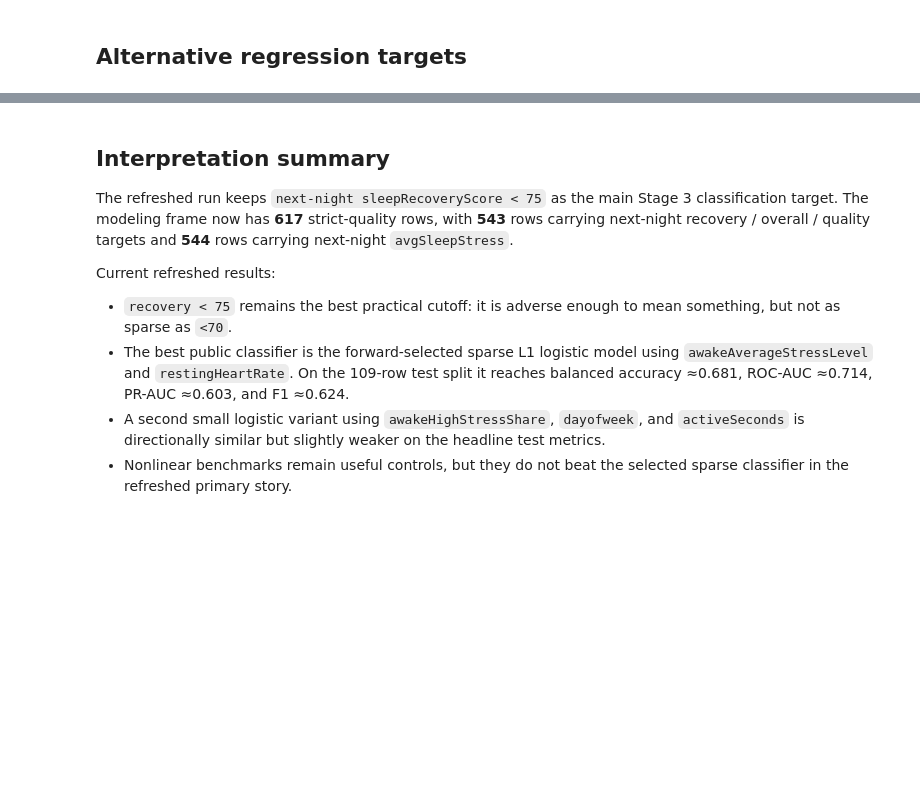
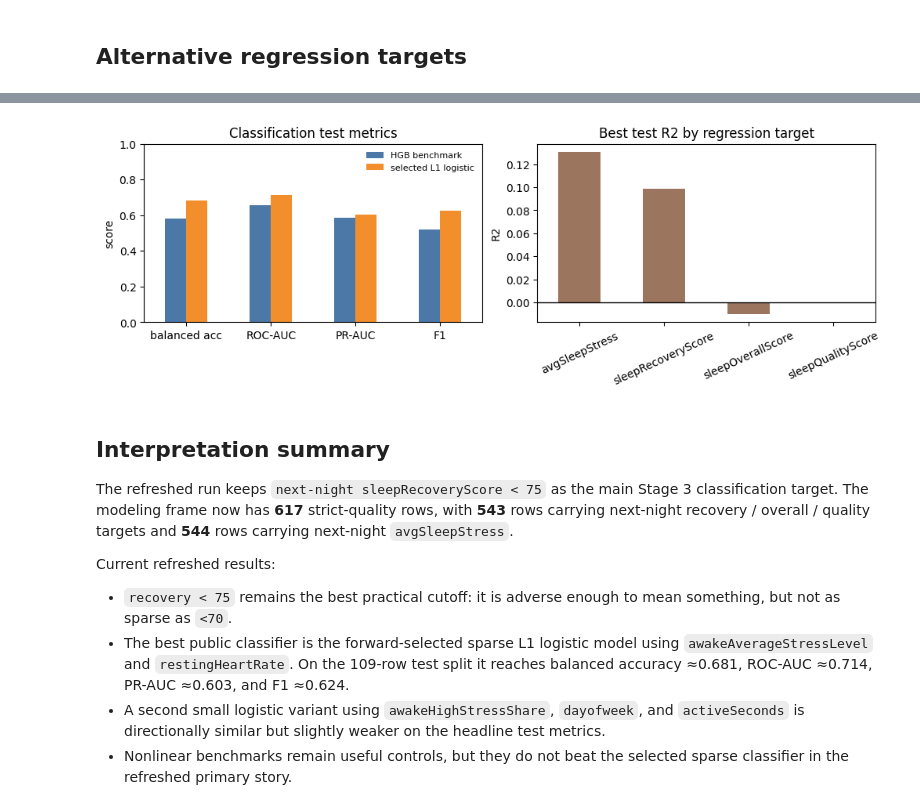
Before and after one commit to AlexBatrakov/wearable-analytics, a Jupyter notebook: notebooks/05_modeling_recovery.ipynb, the cells around one changed output, grey strips where cells are left out. Drawn from its saved outputs; the diff is of its cells as text; code cells hidden in the pictures; blank space fills up the shorter version.

```diff
--- a/notebooks/05_modeling_recovery.ipynb
+++ b/notebooks/05_modeling_recovery.ipynb
@@ -549,3 +668,54 @@ display(best_regression_by_target)
+# %%
+classification_metric_cols = ['balanced_accuracy', 'roc_auc', 'pr_auc', 'f1']
+classification_plot_rows = selected_feature_set_results[
+    (selected_feature_set_results['split'] == 'test')
+    & (
+        (
+            (selected_feature_set_results['feature_set'] == main_feature_set)
+            & (selected_feature_set_results['model'] == main_model_name)
+        )
+        | (
+            (selected_feature_set_results['feature_set'] == hgb_feature_set)
+            & (selected_feature_set_results['model'] == hgb_model_name)
+        )
+    )
+].copy()
+classification_plot_rows['candidate'] = classification_plot_rows.apply(
+    lambda row: 'selected L1 logistic' if row['model'] == main_model_name else 'HGB benchmark',
+    axis=1,
+)
+classification_metric_plot = (
+    classification_plot_rows
+    .set_index('candidate')[classification_metric_cols]
+    .T
+    .rename(index={'balanced_accuracy': 'balanced acc', 'roc_auc': 'ROC-AUC', 'pr_auc': 'PR-AUC', 'f1': 'F1'})
+)
+
+regression_r2_plot = (
+    best_regression_by_target
+    .set_index('target_label')['r2']
+    .reindex(['avgSleepStress', 'sleepRecoveryScore', 'sleepOverallScore', 'sleepQualityScore'])
+)
+
+fig, axes = plt.subplots(1, 2, figsize=(10, 3.4), constrained_layout=True)
+classification_metric_plot.plot(kind='bar', ax=axes[0], color=['#4c78a8', '#f28e2b'])
+axes[0].set_ylim(0, 1)
+axes[0].set_title('Classification test metrics')
+axes[0].set_xlabel('')
+axes[0].set_ylabel('score')
+axes[0].legend(frameon=False, fontsize=8)
+axes[0].tick_params(axis='x', rotation=0)
+
+regression_r2_plot.plot(kind='bar', ax=axes[1], color='#9c755f')
+axes[1].axhline(0, color='black', linewidth=1)
+axes[1].set_title('Best test R2 by regression target')
+axes[1].set_xlabel('')
+axes[1].set_ylabel('R2')
+axes[1].tick_params(axis='x', rotation=25)
+
+plt.show()
+# %% [output]
+[figure, added]
 # %% [markdown]
 ## Interpretation summary
 
```
Also changed, not shown: parts of 7 cells of this notebook, 2 other files.
